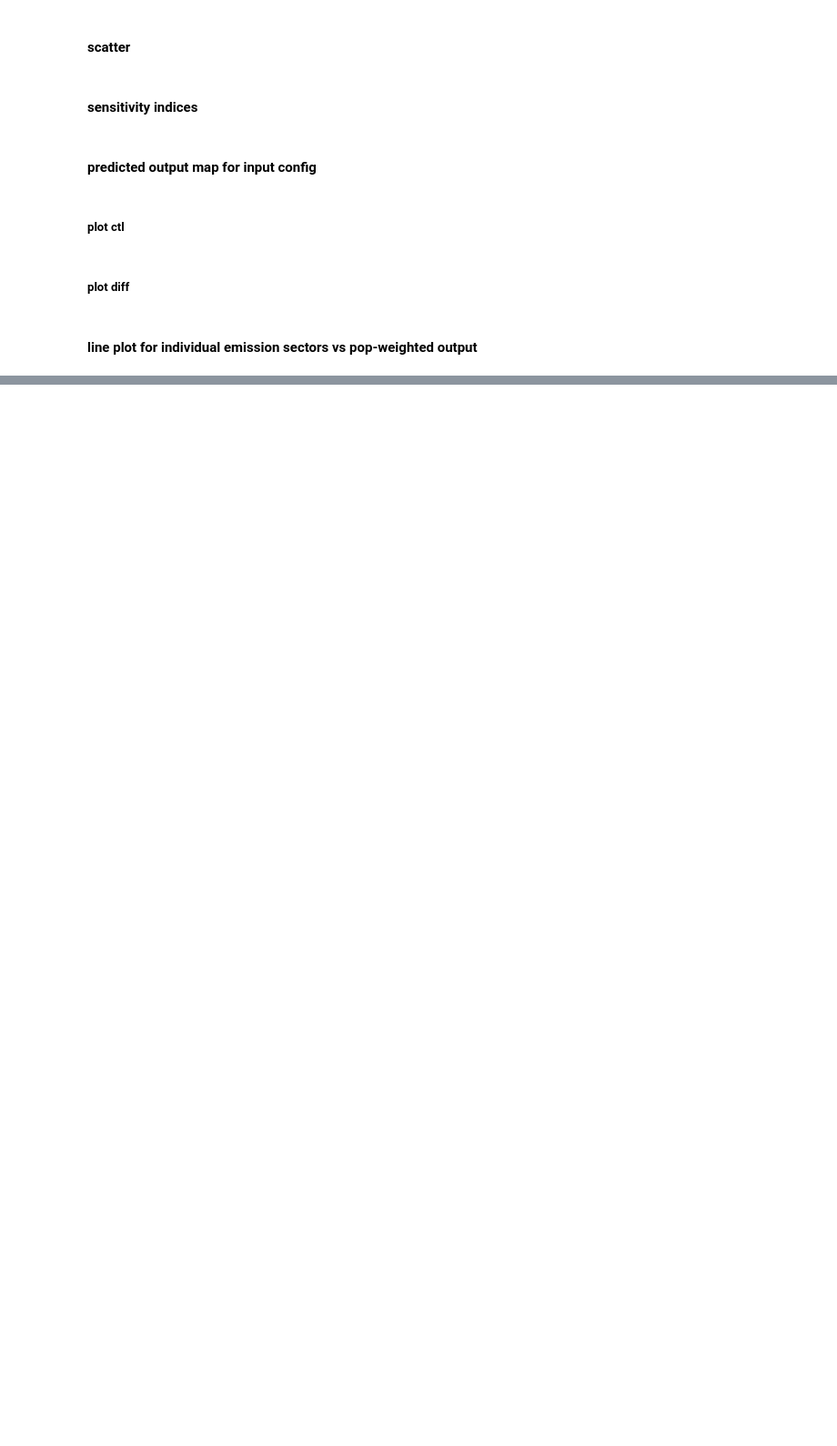
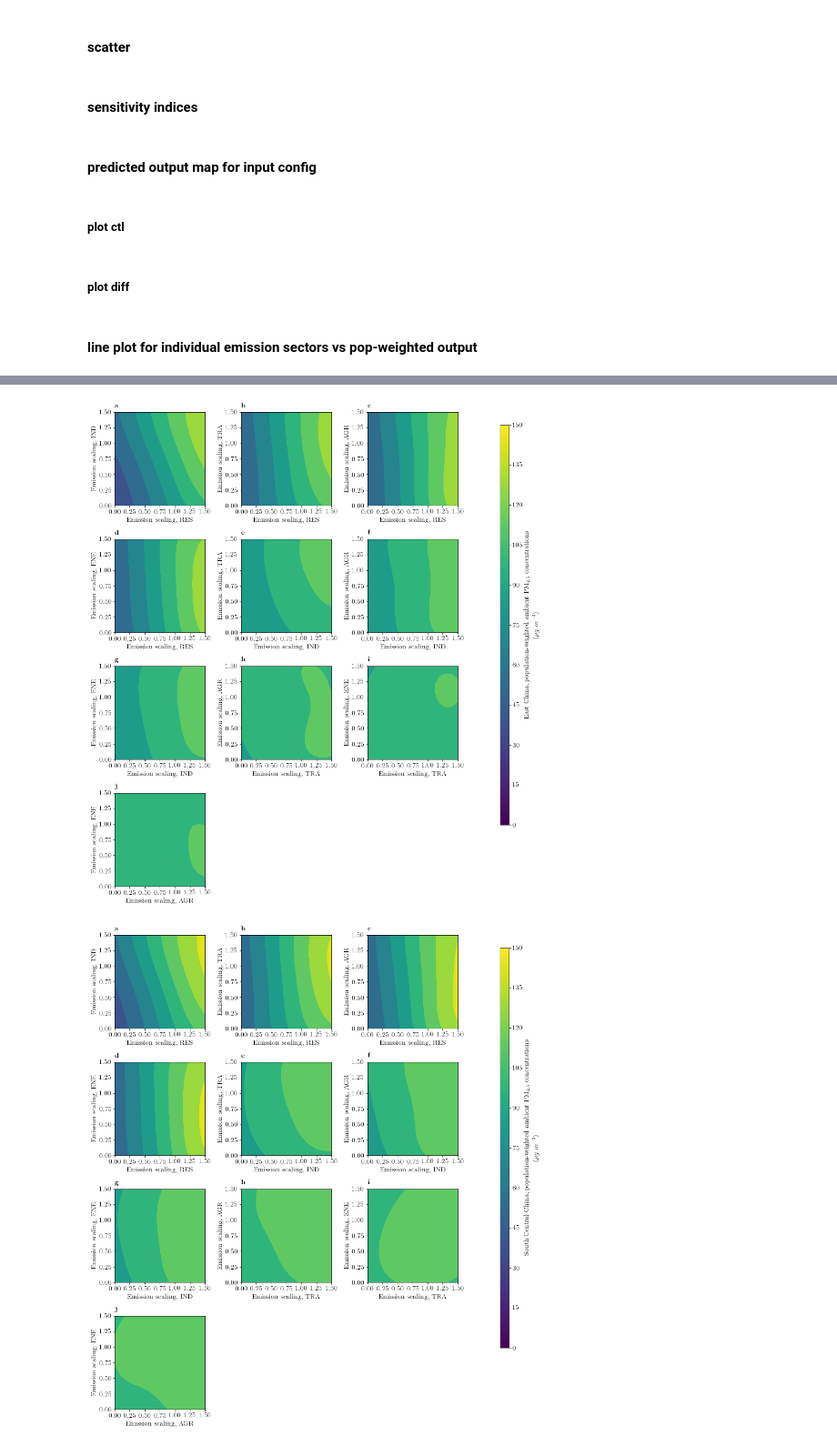
Before and after one commit to lukeconibear/emulator, a Jupyter notebook: emulator_plots.ipynb, the cells around one changed output, grey strips where cells are left out. Shown at 91% size. Cells and saved outputs as stored; diff of their text form; code cells hidden in the pictures; blank space fills up the shorter version.

```diff
--- a/emulator_plots.ipynb
+++ b/emulator_plots.ipynb
@@ -1047,0 +917,9 @@ for region_output, values in predictions.items():
+# %%
+pm25_popweighted_china = joblib.load('/nfs/b0122/Users/earlacoa/paper_aia_china/emulator/popweighted/popweighted_china_PM2_5_DRY.joblib')
+pm25_popweighted_gba = joblib.load('/nfs/b0122/Users/earlacoa/paper_aia_china/emulator/popweighted/popweighted_gba_PM2_5_DRY.joblib')
+pm25_popweighted_china_north = joblib.load('/nfs/b0122/Users/earlacoa/paper_aia_china/emulator/popweighted/popweighted_china_north_PM2_5_DRY.joblib')
+pm25_popweighted_china_north_east = joblib.load('/nfs/b0122/Users/earlacoa/paper_aia_china/emulator/popweighted/popweighted_china_north_east_PM2_5_DRY.joblib')
+pm25_popweighted_china_east = joblib.load('/nfs/b0122/Users/earlacoa/paper_aia_china/emulator/popweighted/popweighted_china_east_PM2_5_DRY.joblib')
+pm25_popweighted_china_south_central = joblib.load('/nfs/b0122/Users/earlacoa/paper_aia_china/emulator/popweighted/popweighted_china_south_central_PM2_5_DRY.joblib')
+#pm25_popweighted_china_south_west = joblib.load('/nfs/b0122/Users/earlacoa/paper_aia_china/emulator/popweighted/popweighted_china_south_west_PM2_5_DRY.joblib')
+#pm25_popweighted_china_north_west = joblib.load('/nfs/b0122/Users/earlacoa/paper_aia_china/emulator/popweighted/popweighted_china_north_west_PM2_5_DRY.joblib')
@@ -1047,0 +950,9 @@ for region_output, values in predictions.items():
+# %%
+def extract_values(popweighted_values, fixed1, fixed2, fixed3):
+    sublist = [item for item in popweighted_values if item != None if fixed1 in item[0] and fixed2 in item[0] and fixed3 in item[0]]
+    z = np.array([item[1] for item in sublist])
+    inputs_without_fixed = [re.sub(fixed1, '', re.sub(fixed2, '', re.sub(fixed3, '', item[0]))) for item in sublist]
+    inputs = [np.array(re.findall(r'\d+\.\d+', item)).astype(float) for item in inputs_without_fixed]
+    x = np.array([loc[0] for loc in inputs])
+    y = np.array([loc[1] for loc in inputs])
+    return x, y, z
@@ -1047,0 +995,48 @@ for region_output, values in predictions.items():
+# %%
+for output in outputs:
+    for region in regions:
+        label = region_labels[region] + ', ' + labels[output]
+        popweighted_values = predictions[region + '_' + output].copy()
+
+        # plot
+        fig = plt.figure(1, figsize=(12, 16))
+        gs = gridspec.GridSpec(4, 3)
+
+        x_labels = ['RES', 'RES', 'RES', 'RES', 'IND', 'IND', 'IND', 'TRA', 'TRA', 'AGR']
+        y_labels = ['IND', 'TRA', 'AGR', 'ENE', 'TRA', 'AGR', 'ENE', 'AGR', 'ENE', 'ENE']
+        values = [item[1] for item in popweighted_values if item != None]
+        levels = np.linspace(0, round(np.nanmax(values), -1) + 10, 11)
+
+        for index in range(10):
+            fixed_inputs = [item for item in 'RES1.0_IND1.0_TRA1.0_AGR1.0_ENE1.0'.split('_') if x_labels[index] not in item and y_labels[index] not in item]
+            x, y, z = extract_values(popweighted_values, fixed_inputs[0], fixed_inputs[1], fixed_inputs[2])
+            make_plot(index, levels, x, y, z, x_labels[index], y_labels[index])
+
+
+        ax_cbar = fig.add_axes([0.97, 0.15, 0.02, 0.7])
+        sm = plt.cm.ScalarMappable(
+            norm=matplotlib.colors.Normalize(
+                vmin=levels[0], vmax=levels[-1]
+            ),
+            cmap='viridis'
+        )
+        sm.set_array([])
+        cb = plt.colorbar(
+            sm,
+            cax=ax_cbar,
+            norm=matplotlib.colors.Normalize(
+                vmin=levels[0], vmax=levels[-1]
+            ),
+            cmap='viridis',
+            ticks=levels
+        )
+        cb.set_label(label, size=14)
+        cb.ax.tick_params(labelsize=14)
+
+        gs.tight_layout(fig, rect=[0, 0, 0.9, 0.9])
+        plt.savefig('/nfs/a336/earlacoa/png/paper_aia_emulator/' + output + '_' + region + '_2d-popweight-contour.png', dpi=700, alpha=True, bbox_inches='tight')
+        plt.savefig('/nfs/a336/earlacoa/png/paper_aia_emulator/' + output + '_' + region + '_2d-popweight-contour.eps', format='eps', dpi=700, alpha=True, bbox_inches='tight')
+        plt.show()
+# %% [output]
+[figure, added]
+[figure, added]
```
Also changed, not shown: parts of 39 cells of this notebook, 4 other files.
